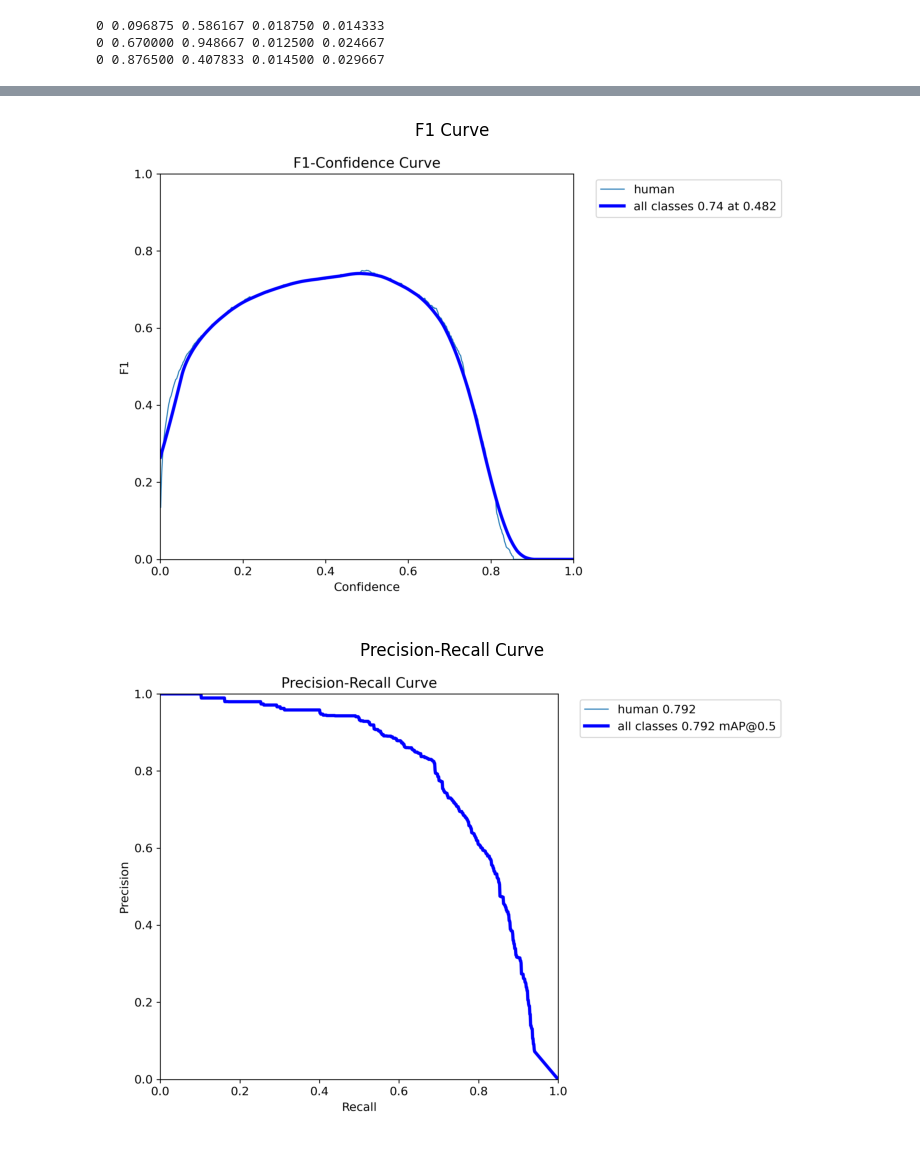
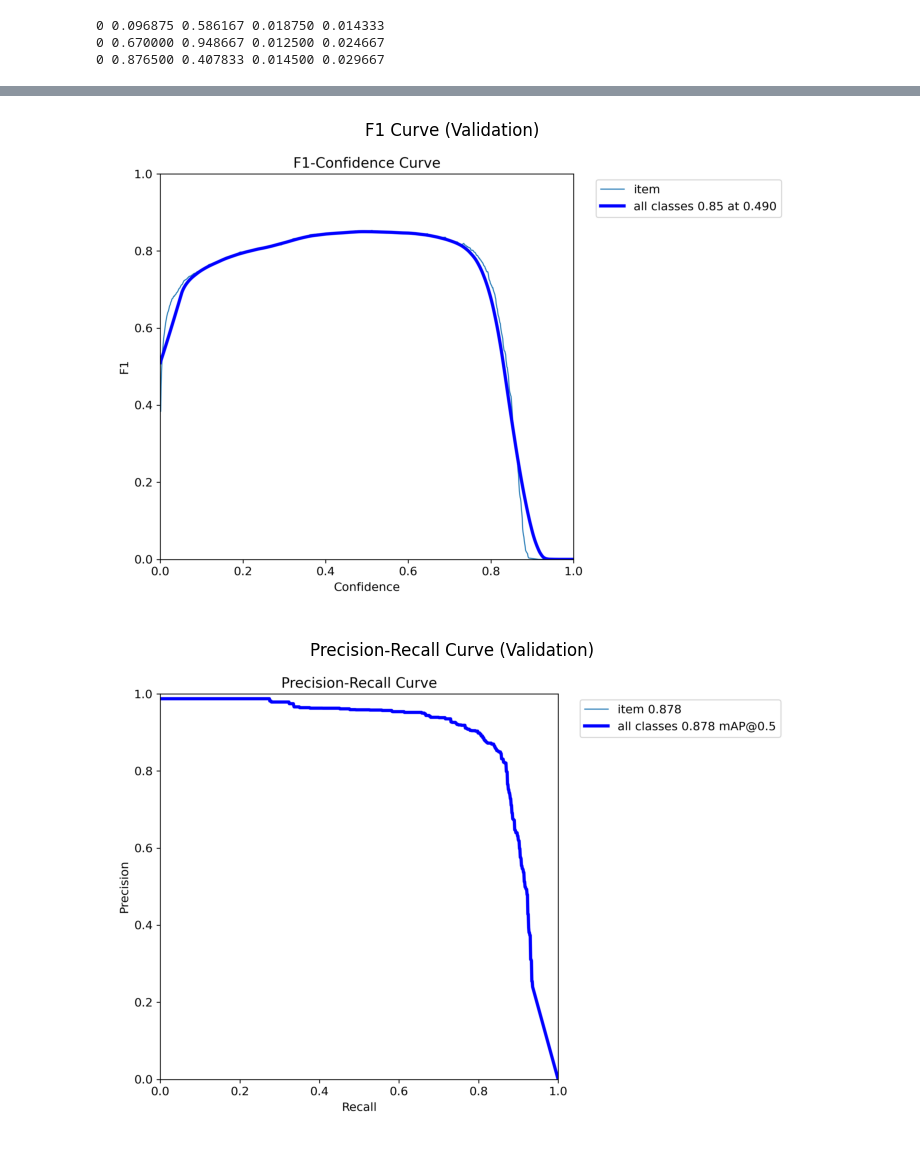
Before and after one commit to 703lovelost/AerialHumanDetection, a Jupyter notebook: AerialHumanDetection.ipynb, the cells around one changed output, grey strips where cells are left out. Saved outputs shown, nothing was run; the diff lists cells and outputs as text; code cells hidden in the pictures.

```diff
--- a/AerialHumanDetection.ipynb
+++ b/AerialHumanDetection.ipynb
@@ -213,0 +216,3 @@ KeyboardInterrupt:
+# %%
+TRAINING_RUN = './runs/detect/yolo11s_heridal/'
+VALIDATION_RUN = './runs/detect/val/'
@@ -250,21 +288,21 @@ plt.show()
 # %%
-f1_curve = Image.open('./runs/detect/val/F1_curve.png')
+f1_curve_val = Image.open(os.path.join(VALIDATION_RUN, 'F1_curve.png'))
 plt.figure(figsize=(10, 6))
-plt.imshow(f1_curve)
-plt.title('F1 Curve')
+plt.imshow(f1_curve_val)
+plt.title('F1 Curve (Validation)')
 plt.axis('off')
 plt.show()
 # %% [output]
-[figure, old version]
+[figure, new version]
 # %%
-pr_curve = Image.open('./runs/detect/val/PR_curve.png')
+pr_curve_val = Image.open(os.path.join(VALIDATION_RUN, 'PR_curve.png'))
 plt.figure(figsize=(10, 6))
-plt.imshow(pr_curve)
-plt.title('Precision-Recall Curve')
+plt.imshow(pr_curve_val)
+plt.title('Precision-Recall Curve (Validation)')
 plt.axis('off')
 plt.show()
 # %% [output]
-[figure, old version]
+[figure, new version]
 # %%
 val_images = [os.path.join(VAL_DATA_DIR, f) for f in os.listdir(VAL_DATA_DIR) if f.endswith('.jpg')][:3]
 val_labels = [os.path.join(LABELS_DIR_VAL, f) for f in os.listdir(LABELS_DIR_VAL) if f.endswith('.txt')][:3]
```
Also changed, not shown: parts of 10 cells of this notebook, 2 other files.
